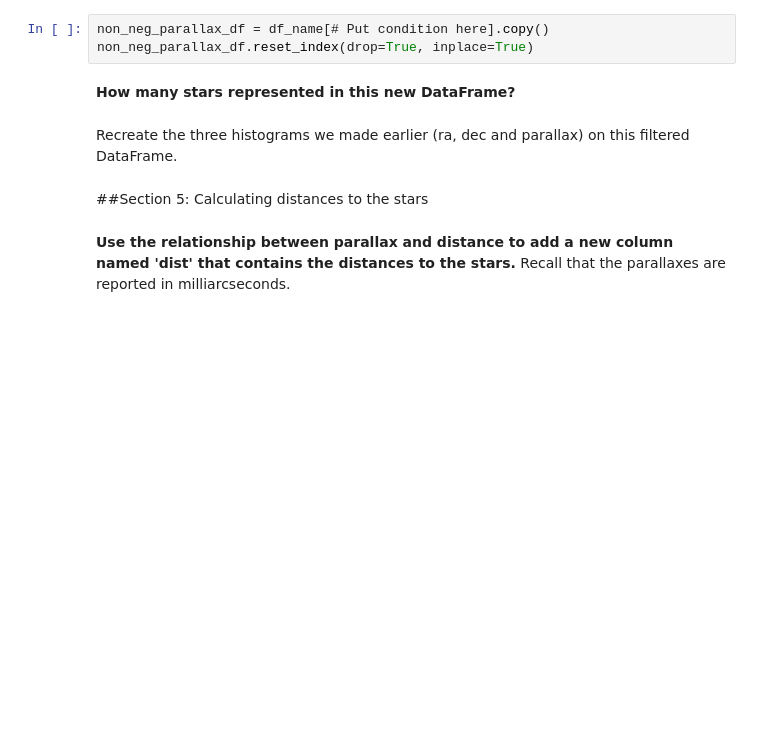
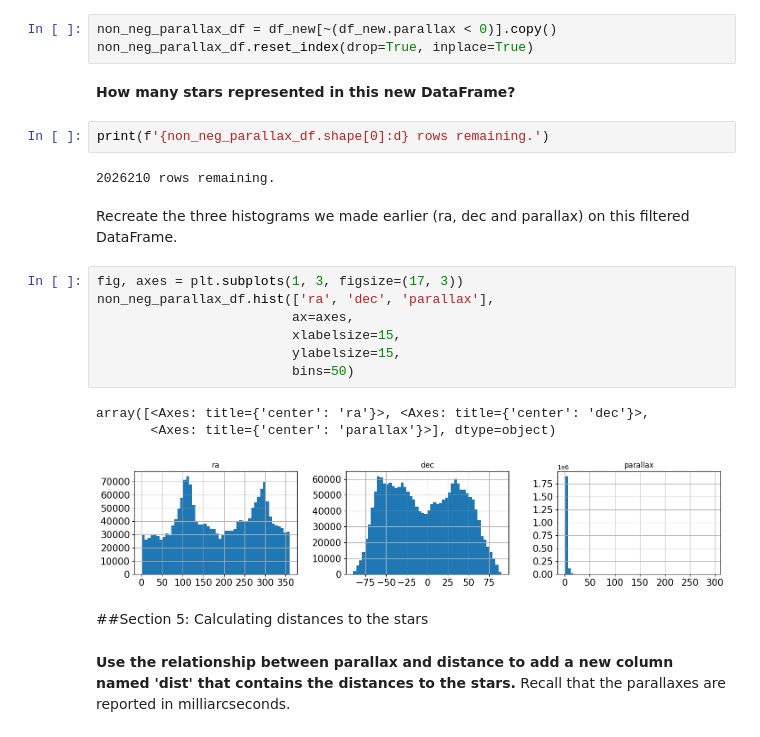
Before and after one commit to CIERA-Northwestern/REACHpy, a Jupyter notebook: Module_3/Challenge_1_Gaia_with_Pandas.ipynb, the cells around one changed output. Drawn from its saved outputs; the diff is of its cells as text; blank space fills up the shorter version.

```diff
--- a/Module_3/Challenge_1_Gaia_with_Pandas.ipynb
+++ b/Module_3/Challenge_1_Gaia_with_Pandas.ipynb
@@ -96,12 +155,27 @@ We use the `copy()` method which is good to do after you perform some sort of fi
 We also reset the index column so that there aren't gaps from the missing rows.
 If you don't do these steps, then pandas may give warnings on future steps.
 # %%
-non_neg_parallax_df = df_name[# Put condition here].copy()
+non_neg_parallax_df = df_new[~(df_new.parallax < 0)].copy()
 non_neg_parallax_df.reset_index(drop=True, inplace=True)
 # %% [markdown]
 **How many stars represented in this new DataFrame?**
+# %%
+print(f'{non_neg_parallax_df.shape[0]:d} rows remaining.')
+# %% [output]
+2026210 rows remaining.
 # %% [markdown]
 Recreate the three histograms we made earlier (ra, dec and parallax) on this filtered DataFrame.
+# %%
+fig, axes = plt.subplots(1, 3, figsize=(17, 3))
+non_neg_parallax_df.hist(['ra', 'dec', 'parallax'],
+                         ax=axes,
+                         xlabelsize=15,
+                         ylabelsize=15,
+                         bins=50)
+# %% [output]
+array([<Axes: title={'center': 'ra'}>, <Axes: title={'center': 'dec'}>,
+       <Axes: title={'center': 'parallax'}>], dtype=object)
+[figure, added]
 # %% [markdown]
 ##Section 5: Calculating distances to the stars
 # %% [markdown]
```
Also changed, not shown: parts of 15 cells of this notebook, 1 other file.
